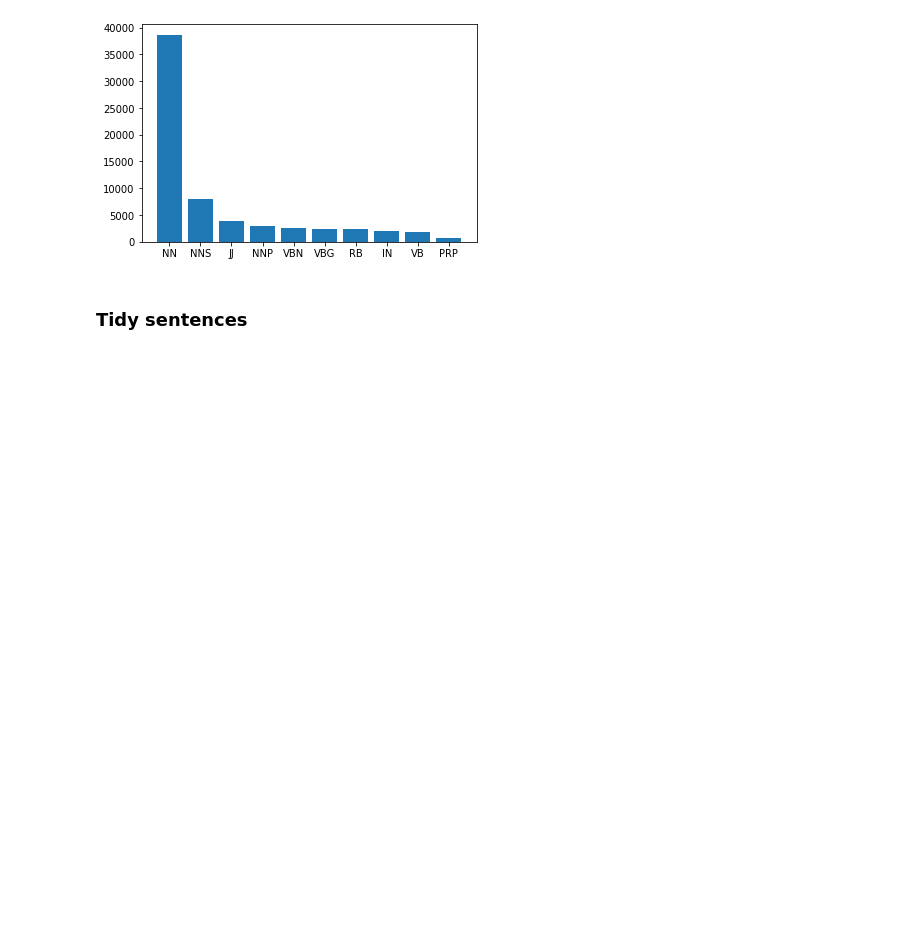
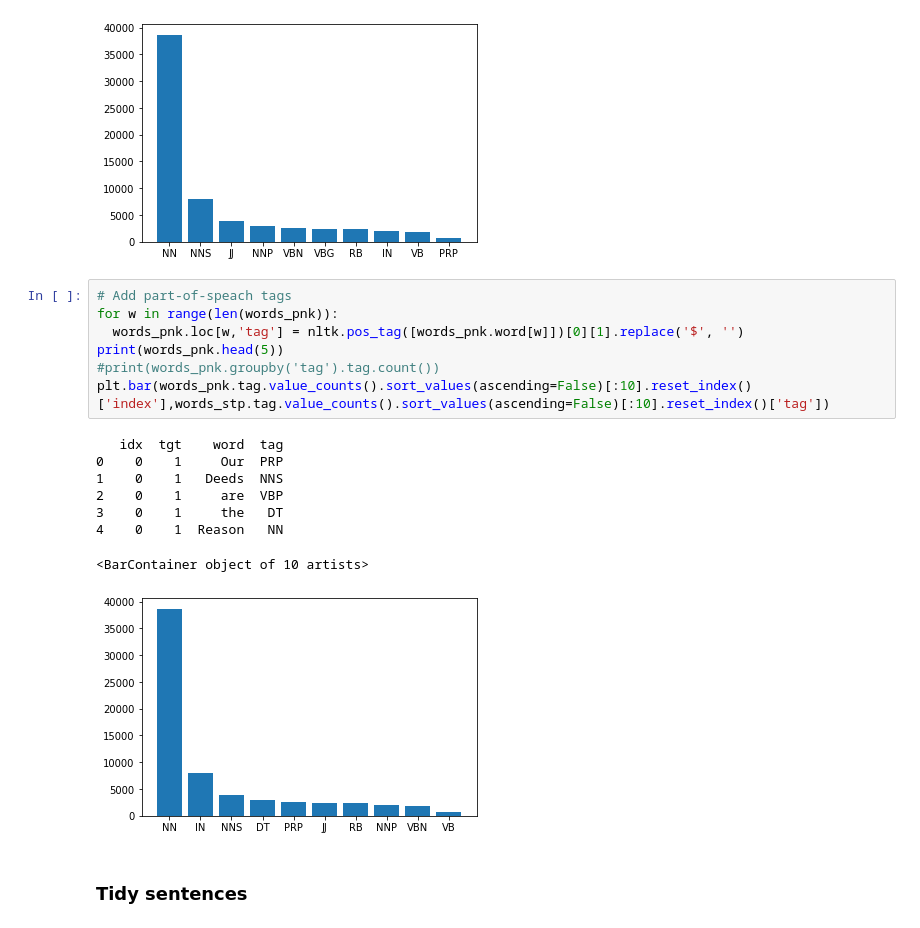
Before and after one commit to nviktorys/NLP0, a Jupyter notebook: 01_DataPreparation.ipynb, the cells around one changed output. Drawn from its saved outputs; the diff is of its cells as text; blank space fills up the shorter version.

```diff
--- a/01_DataPreparation.ipynb
+++ b/01_DataPreparation.ipynb
@@ -192,6 +192,22 @@ plt.bar(words_stp.tag.value_counts().sort_values(ascending=False)[:10].reset_ind
 4    0    1         May        may  NNP
 <BarContainer object of 10 artists>
 [figure]
+# %%
+# Add part-of-speach tags
+for w in range(len(words_pnk)):
+  words_pnk.loc[w,'tag'] = nltk.pos_tag([words_pnk.word[w]])[0][1].replace('$', '')
+print(words_pnk.head(5))
+#print(words_pnk.groupby('tag').tag.count())
+plt.bar(words_pnk.tag.value_counts().sort_values(ascending=False)[:10].reset_index()['index'],words_stp.tag.value_counts().sort_values(ascending=False)[:10].reset_index()['tag'])
+# %% [output]
+   idx  tgt    word  tag
+0    0    1     Our  PRP
+1    0    1   Deeds  NNS
+2    0    1     are  VBP
+3    0    1     the   DT
+4    0    1  Reason   NN
+<BarContainer object of 10 artists>
+[figure, added]
 # %% [markdown]
 ### Tidy sentences
 # %%
```
Also changed, not shown: parts of 5 cells of this notebook, 1 other file.
